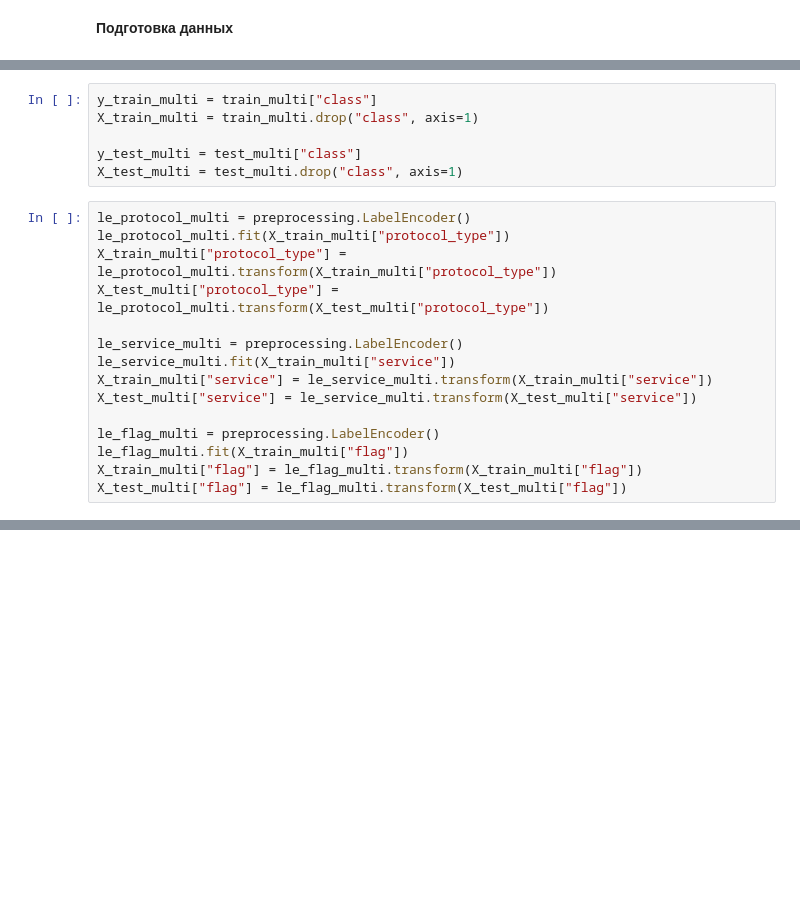
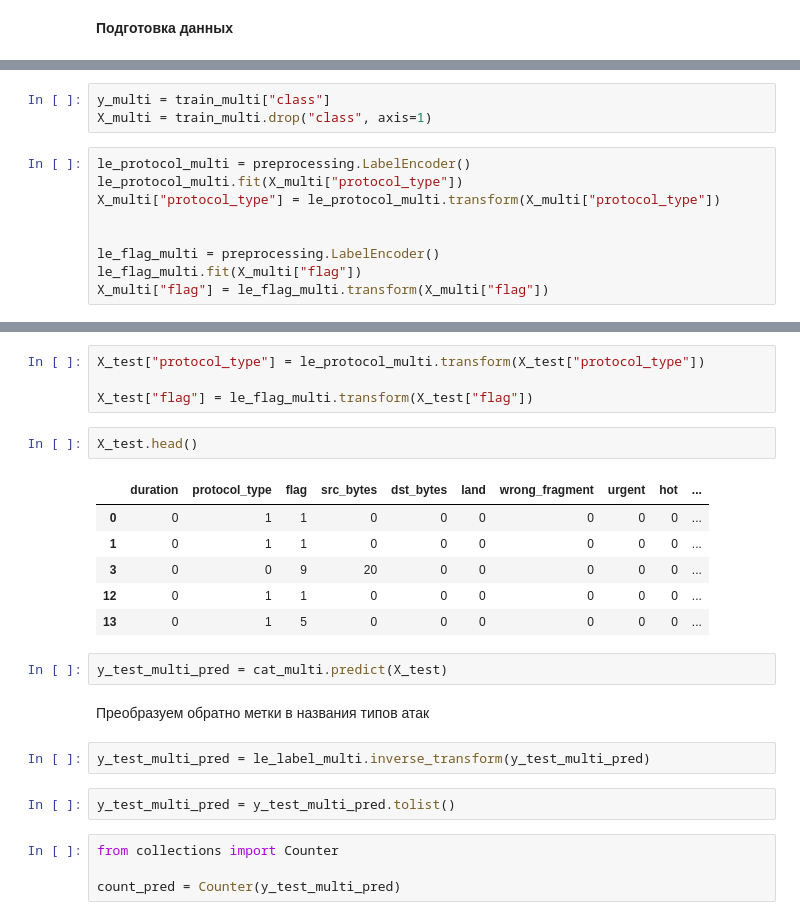
Before and after one commit to tpofd/AC-VO-PPR-Hackathon, a Jupyter notebook: Кенташки.ipynb, the cells around one changed output, grey strips where cells are left out. Saved outputs shown, nothing was run; the diff lists cells and outputs as text; blank space fills up the shorter version.

```diff
--- a/Кенташки.ipynb
+++ b/Кенташки.ipynb
@@ -190,23 +233,14 @@ for name in test_unknown:
 # %%
-y_train_multi = train_multi["class"]
-X_train_multi = train_multi.drop("class", axis=1)
-
-y_test_multi = test_multi["class"]
-X_test_multi = test_multi.drop("class", axis=1)
+y_multi = train_multi["class"]
+X_multi = train_multi.drop("class", axis=1)
 # %%
 le_protocol_multi = preprocessing.LabelEncoder()
-le_protocol_multi.fit(X_train_multi["protocol_type"])
-X_train_multi["protocol_type"] = le_protocol_multi.transform(X_train_multi["protocol_type"])
-X_test_multi["protocol_type"] = le_protocol_multi.transform(X_test_multi["protocol_type"])
+le_protocol_multi.fit(X_multi["protocol_type"])
+X_multi["protocol_type"] = le_protocol_multi.transform(X_multi["protocol_type"])
 
-le_service_multi = preprocessing.LabelEncoder()
-le_service_multi.fit(X_train_multi["service"])
-X_train_multi["service"] = le_service_multi.transform(X_train_multi["service"])
-X_test_multi["service"] = le_service_multi.transform(X_test_multi["service"])
 
 le_flag_multi = preprocessing.LabelEncoder()
-le_flag_multi.fit(X_train_multi["flag"])
-X_train_multi["flag"] = le_flag_multi.transform(X_train_multi["flag"])
-X_test_multi["flag"] = le_flag_multi.transform(X_test_multi["flag"])
+le_flag_multi.fit(X_multi["flag"])
+X_multi["flag"] = le_flag_multi.transform(X_multi["flag"])
 # %%
 le_label_multi = preprocessing.LabelEncoder()
@@ -249,0 +305,25 @@ Shrink model to first 921 iterations.
+# %%
+X_test["protocol_type"] = le_protocol_multi.transform(X_test["protocol_type"])
+
+X_test["flag"] = le_flag_multi.transform(X_test["flag"])
+# %%
+X_test.head()
+# %% [output]
+|  | duration | protocol_type | flag | src_bytes | dst_bytes | land | wrong_fragment | urgent | hot | ... |
+| 0 | 0 | 1 | 1 | 0 | 0 | 0 | 0 | 0 | 0 | ... |
+| 1 | 0 | 1 | 1 | 0 | 0 | 0 | 0 | 0 | 0 | ... |
+| 3 | 0 | 0 | 9 | 20 | 0 | 0 | 0 | 0 | 0 | ... |
+| 12 | 0 | 1 | 1 | 0 | 0 | 0 | 0 | 0 | 0 | ... |
+| 13 | 0 | 1 | 5 | 0 | 0 | 0 | 0 | 0 | 0 | ... |
+# %%
+y_test_multi_pred = cat_multi.predict(X_test)
+# %% [markdown]
+Преобразуем обратно метки в названия типов атак
+# %%
+y_test_multi_pred = le_label_multi.inverse_transform(y_test_multi_pred)
+# %%
+y_test_multi_pred = y_test_multi_pred.tolist()
+# %%
+from collections import Counter
+
+count_pred = Counter(y_test_multi_pred)
```
Also changed, not shown: parts of 38 cells of this notebook.
